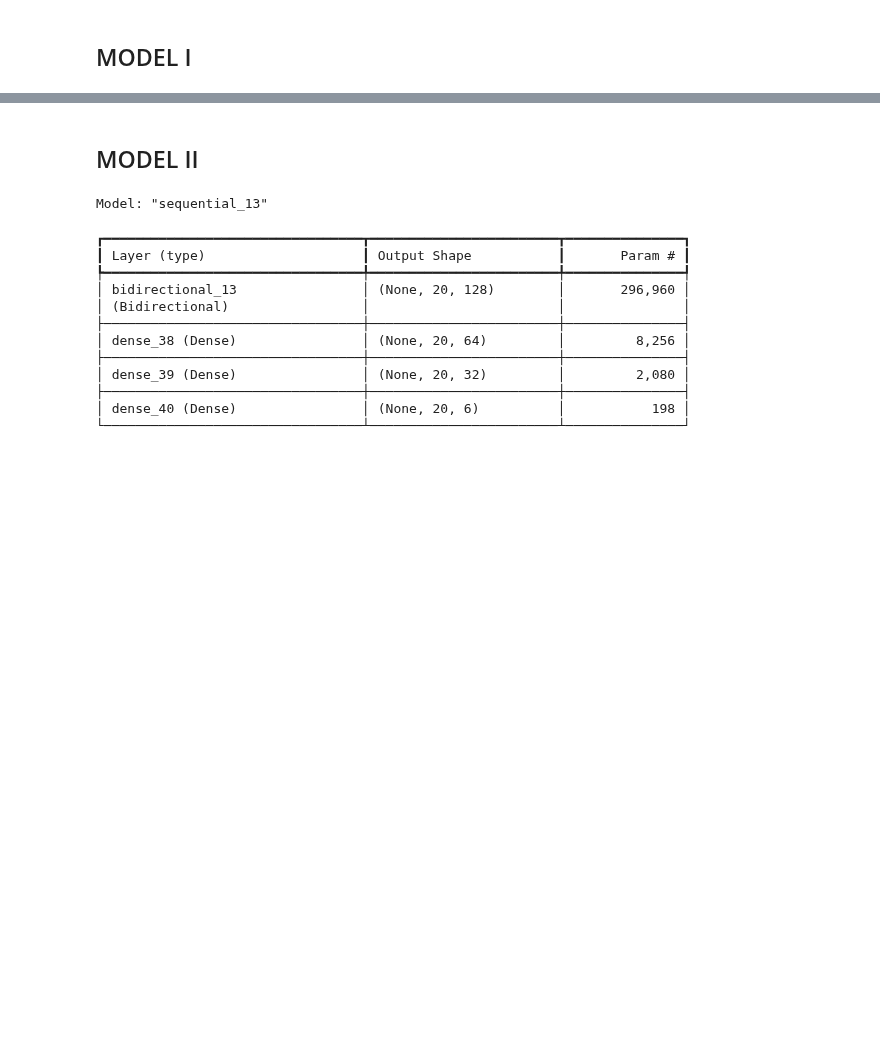
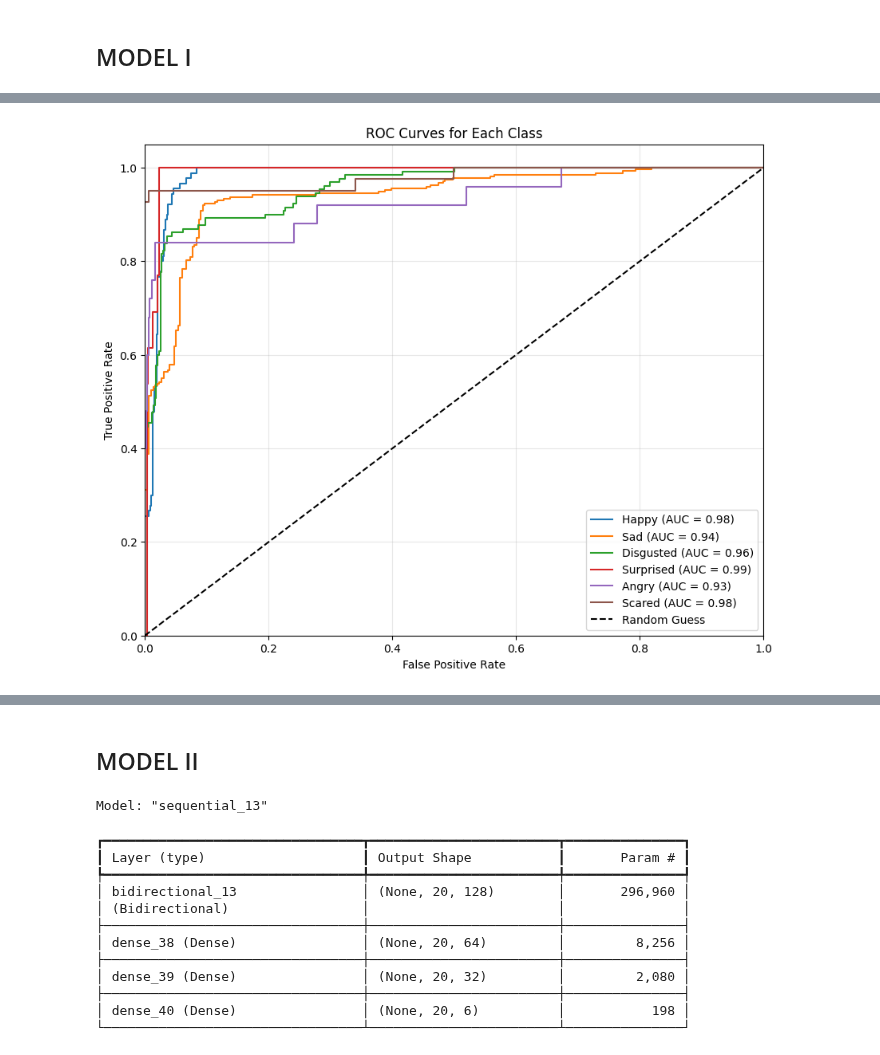
Before and after one commit to Azirral/de-face-recognition, a Jupyter notebook: Metrics.ipynb, the cells around one changed output, grey strips where cells are left out. Saved outputs shown, nothing was run; the diff lists cells and outputs as text; code cells hidden in the pictures; blank space fills up the shorter version.

```diff
--- a/Metrics.ipynb
+++ b/Metrics.ipynb
@@ -103,3 +113,41 @@ plt.show()
+# %%
+from sklearn.metrics import roc_curve, auc
+y_true_flat = tf.reshape(y_true, [-1, 6]).numpy()  # Shape: (112*20, 6)
+y_pred_flat = y_pred.reshape(-1, 6)  # Shape: (112*20, 6)
+valid_indices = np.where(np.sum(y_true_flat, axis=-1) > 0)  # Find indices where y_true is not Neutral
+
+# Apply the valid indices to both y_pred_labels and y_true_labels
+y_pred_valid = y_pred_flat[valid_indices]
+y_true_valid = y_true_flat[valid_indices]
+# Initialize plot
+plt.figure(figsize=(10, 8))
+emotion_labels = ['Happy', 'Sad', 'Disgusted', 'Surprised', 'Angry', 'Scared']  # Replace with actual class names
+
+# Iterate over each class to calculate and plot ROC curve
+for i, emotion in enumerate(emotion_labels):
+    # Get true binary labels and predicted scores for this class
+    y_true_binary = y_true_valid[:, i]
+    y_pred_binary_scores = y_pred_valid[:, i]
+
+    # Compute ROC curve and AUC
+    fpr, tpr, _ = roc_curve(y_true_binary, y_pred_binary_scores)
+    roc_auc = auc(fpr, tpr)
+
+    # Plot the ROC curve
+    plt.plot(fpr, tpr, label=f"{emotion} (AUC = {roc_auc:.2f})")
+
+# Plot settings
+plt.plot([0, 1], [0, 1], 'k--', label='Random Guess')
+plt.xlim([0.0, 1.0])
+plt.ylim([0.0, 1.05])
+plt.xlabel('False Positive Rate')
+plt.ylabel('True Positive Rate')
+plt.title('ROC Curves for Each Class')
+plt.legend(loc="lower right")
+plt.grid(alpha=0.3)
+plt.show()
+# %% [output]
+[figure, added]
 # %%
 # Get predictions
 y_pred = model_method_I.predict(test_set.map(lambda x, _: x))  # Shape: (num_samples, num_classes)
```
Also changed, not shown: parts of 12 cells of this notebook, 1 other file.
